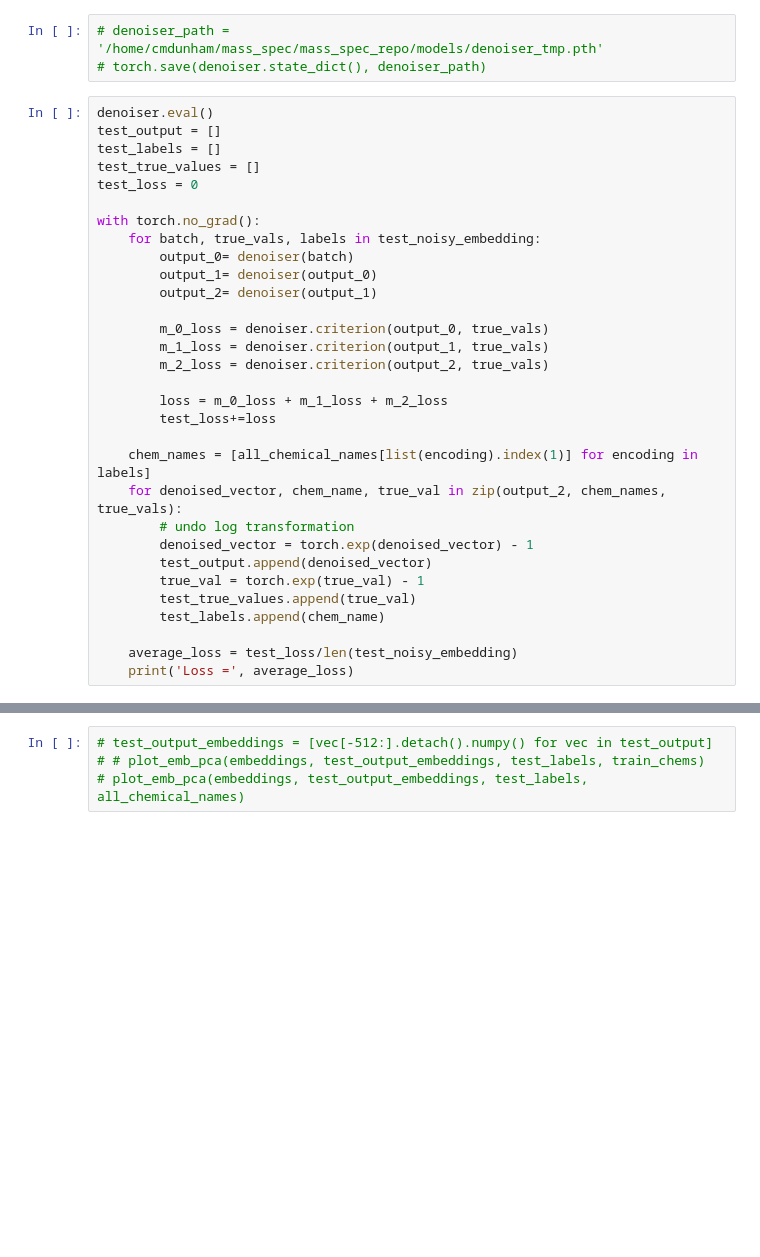
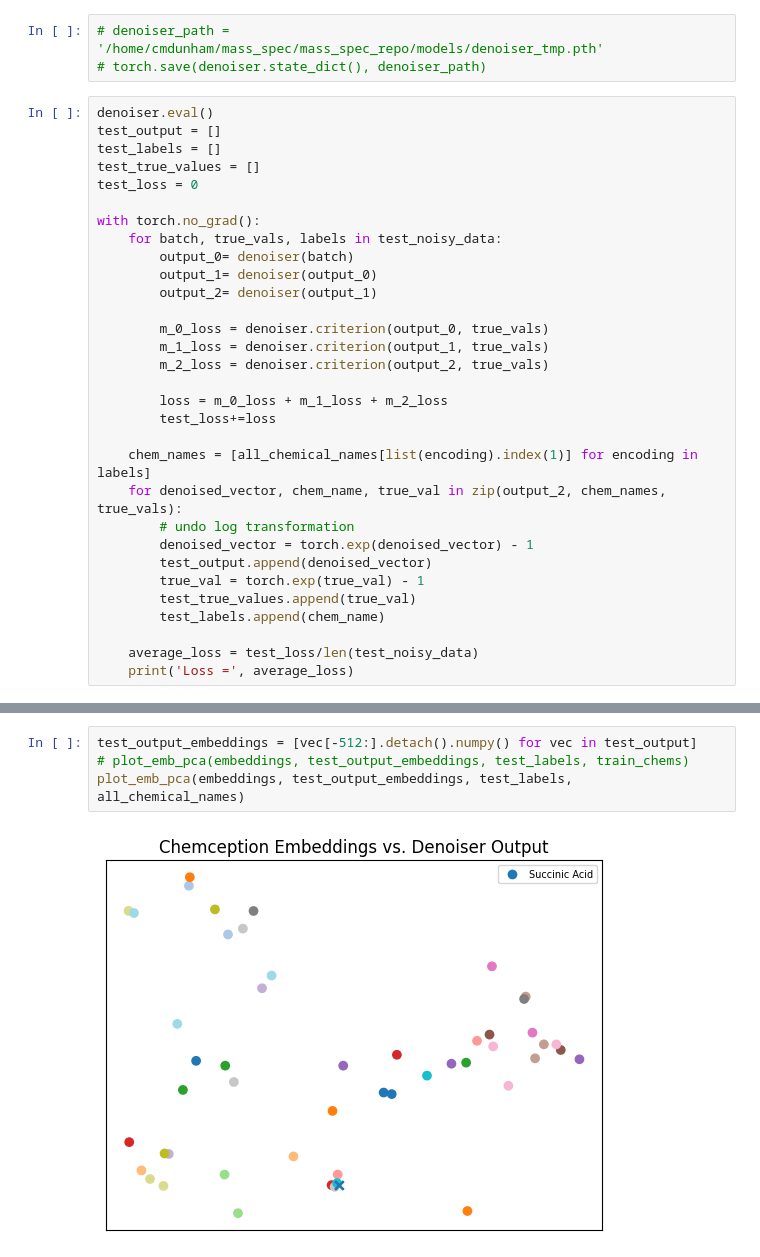
Before and after one commit to CateMerfeld/mass_spec, a Jupyter notebook: single_model/denoiser.ipynb, the cells around one changed output, grey strips where cells are left out. Cells and saved outputs as stored; diff of their text form; blank space fills up the shorter version.

```diff
--- a/single_model/denoiser.ipynb
+++ b/single_model/denoiser.ipynb
@@ -475,7 +425,7 @@ test_true_values = []
 test_loss = 0
 
 with torch.no_grad():
-    for batch, true_vals, labels in test_noisy_embedding:
+    for batch, true_vals, labels in test_noisy_data:
         output_0= denoiser(batch)
         output_1= denoiser(output_0)
         output_2= denoiser(output_1)
@@ -496,6 +446,6 @@ with torch.no_grad():
         test_true_values.append(true_val)
         test_labels.append(chem_name)
 
-    average_loss = test_loss/len(test_noisy_embedding)
+    average_loss = test_loss/len(test_noisy_data)
     print('Loss =', average_loss)
 # %% [output]
@@ -512,4 +466,6 @@ plot_results(true_spectra, output_spectra, test_labels, idx=[0,5])
 # %%
-# test_output_embeddings = [vec[-512:].detach().numpy() for vec in test_output]
-# # plot_emb_pca(embeddings, test_output_embeddings, test_labels, train_chems)
-# plot_emb_pca(embeddings, test_output_embeddings, test_labels, all_chemical_names)
+test_output_embeddings = [vec[-512:].detach().numpy() for vec in test_output]
+# plot_emb_pca(embeddings, test_output_embeddings, test_labels, train_chems)
+plot_emb_pca(embeddings, test_output_embeddings, test_labels, all_chemical_names)
+# %% [output]
+[figure, added]
```
Also changed, not shown: parts of 17 cells of this notebook.
